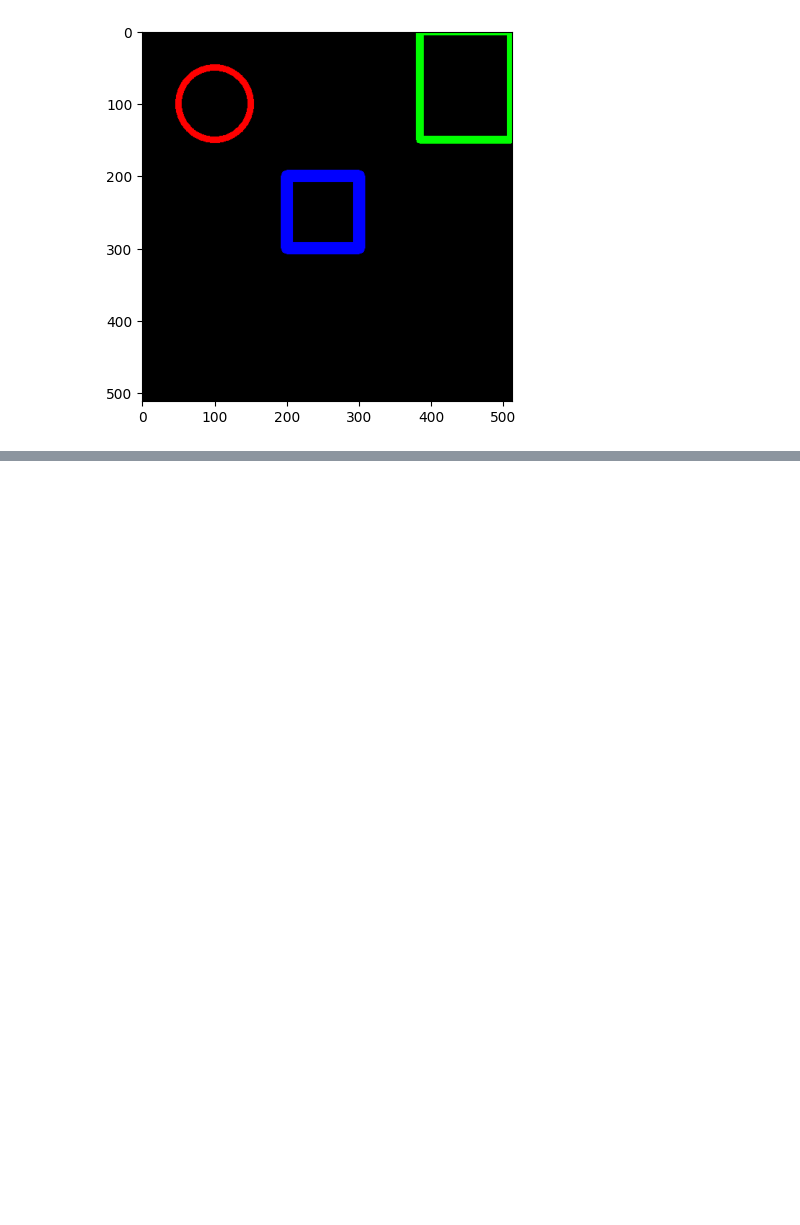
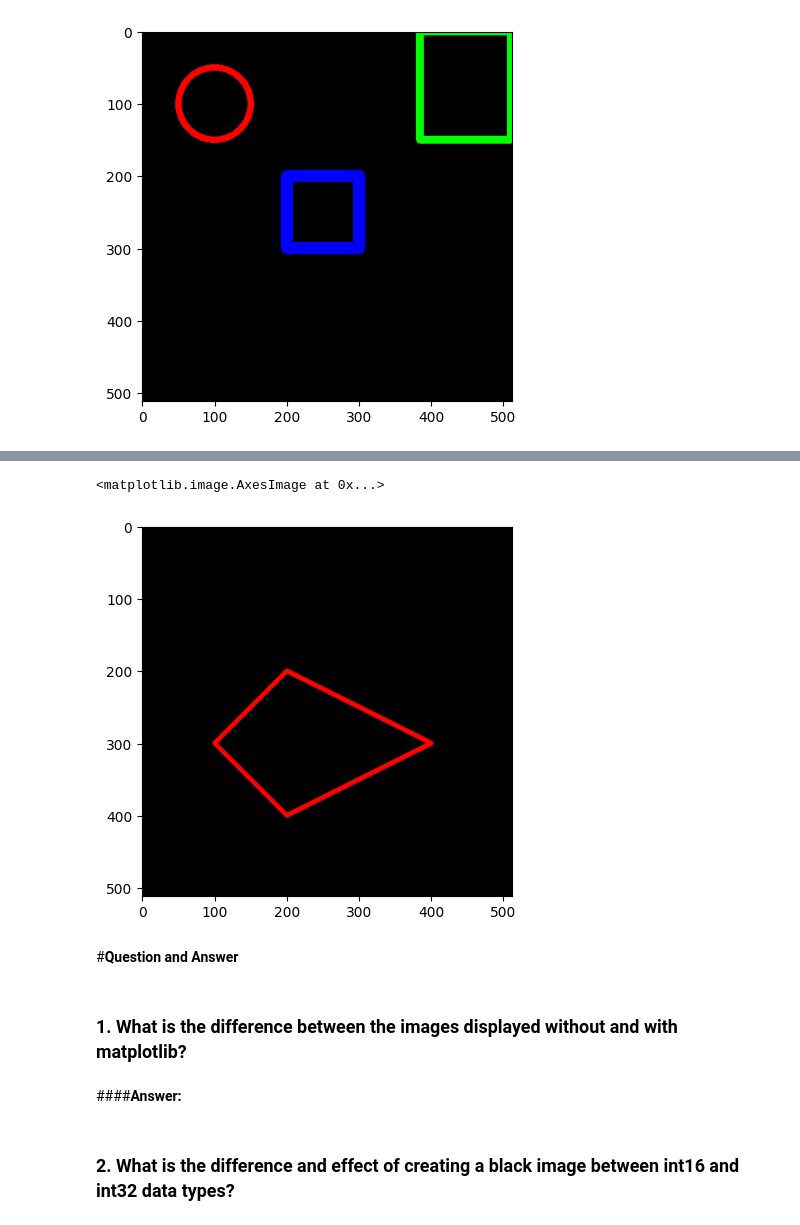
Before and after one commit to frcaulia/dicv_odd_2023, a Jupyter notebook: Week2.ipynb, the cells around one changed output, grey strips where cells are left out. Cells and saved outputs as stored; diff of their text form; code cells hidden in the pictures; blank space fills up the shorter version.

```diff
--- a/Week2.ipynb
+++ b/Week2.ipynb
@@ -92,0 +109,3 @@ plt.imshow(black_img)
+# %%
+black_img2 = np.zeros(shape=(512,512,3), dtype=np.int32)
+plt.imshow(black_img2)
@@ -92,0 +115,3 @@ plt.imshow(black_img)
+# %%
+vertices = np.array([[100,300], [200,200], [400,300], [200,400]],dtype=np.int32)
+vertices
@@ -92,0 +123,3 @@ plt.imshow(black_img)
+# %%
+pts = vertices.reshape((-1,1,2)) # value 2 to show that every point make 3 channel
+pts
@@ -92,0 +134,14 @@ plt.imshow(black_img)
+# %%
+cv.polylines(black_img2, [pts], isClosed=True, color=(255,0,0), thickness=5)
+plt.imshow(black_img2)
+# %% [output]
+<matplotlib.image.AxesImage at 0x...>
+[figure, added]
+# %% [markdown]
+#**Question and Answer**
+# %% [markdown]
+### 1. What is the difference between the images displayed without and with matplotlib?
+# %% [markdown]
+####**Answer:**
+# %% [markdown]
+### 2. What is the difference and effect of creating a black image between int16 and int32 data types?
```
Also changed, not shown: parts of 12 cells of this notebook.
